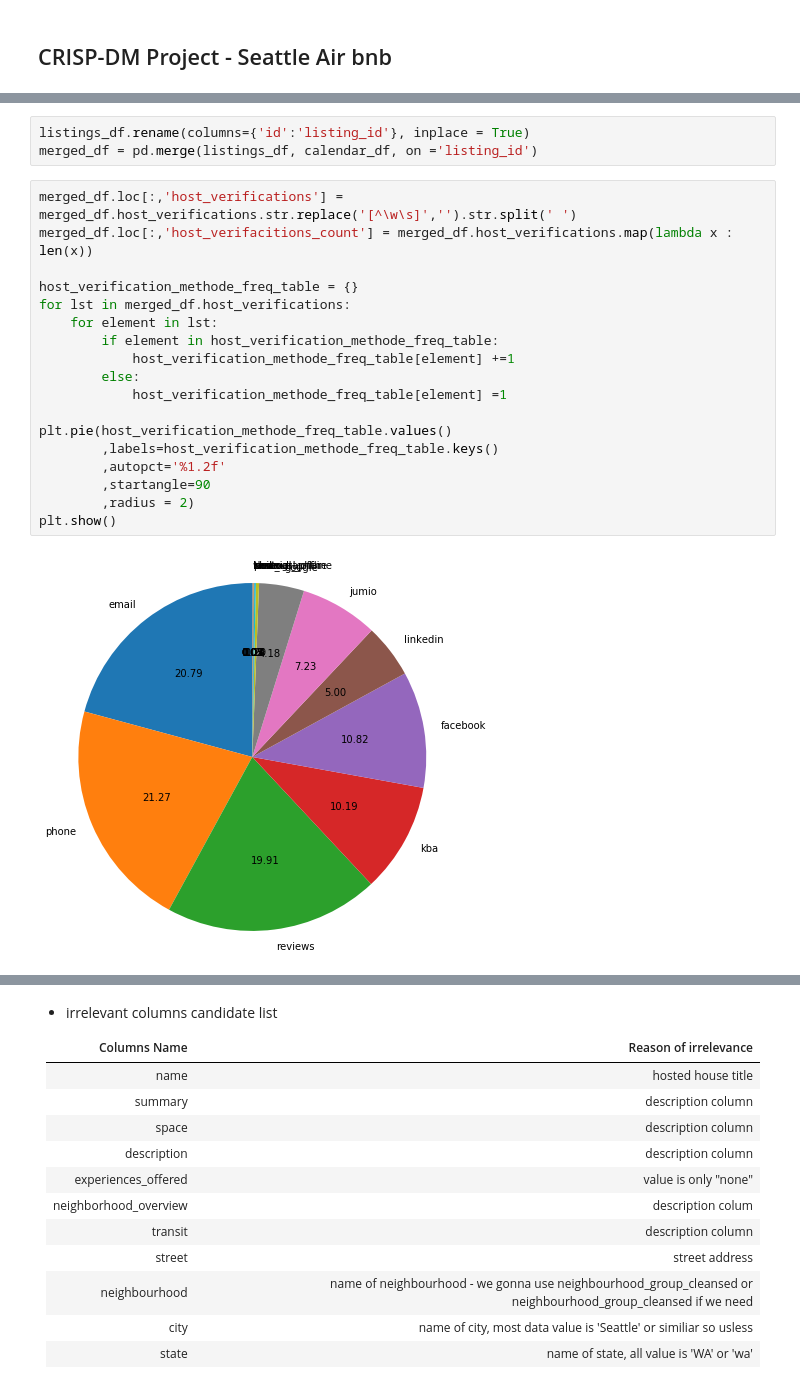
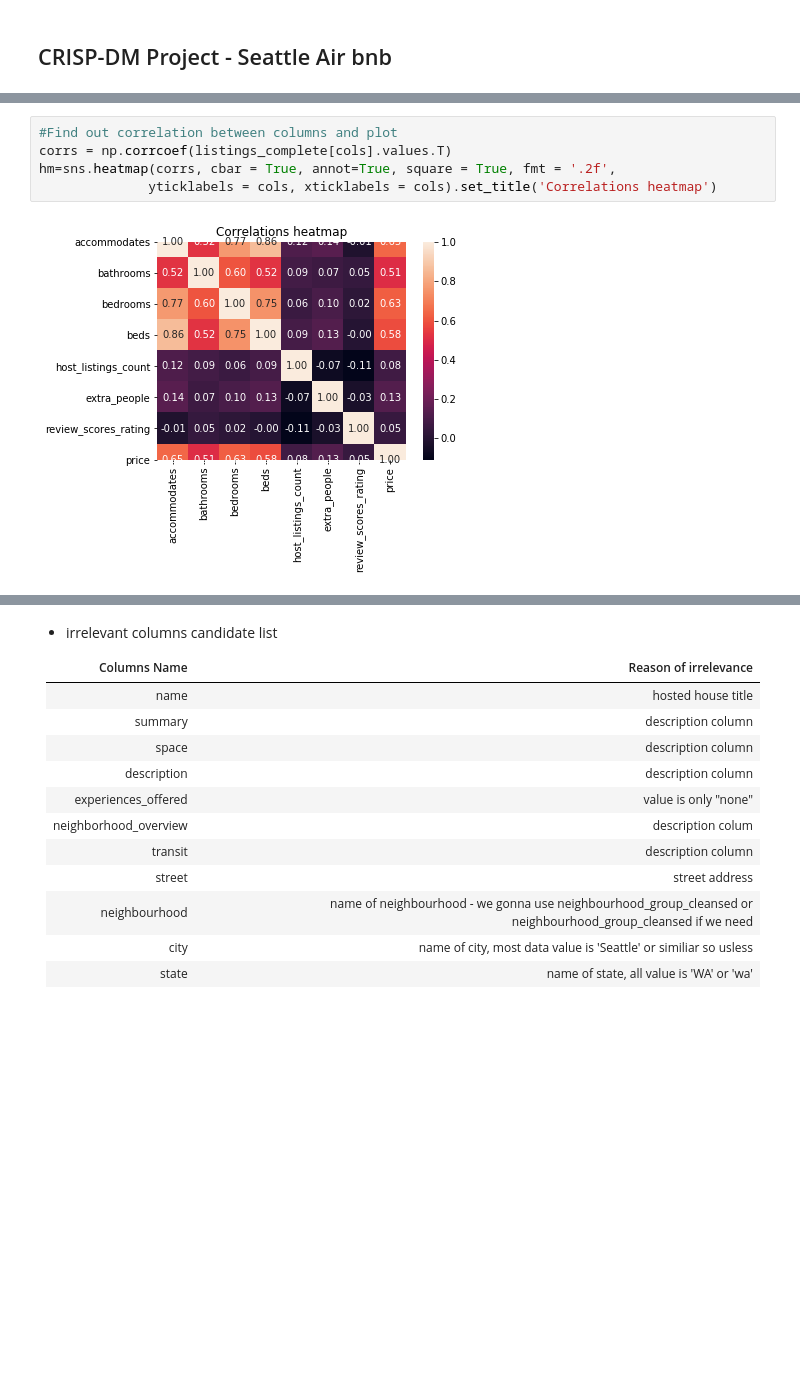
Before and after one commit to kimgaulojs/seattle_airbnb, a Jupyter notebook: Data Wrangling.ipynb, the cells around one changed output, grey strips where cells are left out. Saved outputs shown, nothing was run; the diff lists cells and outputs as text; blank space fills up the shorter version.

```diff
--- a/Data Wrangling.ipynb
+++ b/Data Wrangling.ipynb
@@ -642,24 +186,8 @@ Index(['id', 'listing_url', 'scrape_id', 'last_scraped', 'name', 'summary',
-# %%
-listings_df.rename(columns={'id':'listing_id'}, inplace = True)
-merged_df = pd.merge(listings_df, calendar_df, on ='listing_id')
-# %%
-merged_df.loc[:,'host_verifications'] = merged_df.host_verifications.str.replace('[^\w\s]','').str.split(' ')
-merged_df.loc[:,'host_verifacitions_count'] = merged_df.host_verifications.map(lambda x : len(x))
-
-host_verification_methode_freq_table = {}
-for lst in merged_df.host_verifications:
-    for element in lst:
-        if element in host_verification_methode_freq_table:
-            host_verification_methode_freq_table[element] +=1
-        else:
-            host_verification_methode_freq_table[element] =1
-
-plt.pie(host_verification_methode_freq_table.values()
-        ,labels=host_verification_methode_freq_table.keys()
-        ,autopct='%1.2f'
-        ,startangle=90
-        ,radius = 2)
-plt.show()
-# %% [output]
-[figure, removed]
+# %%
+#Find out correlation between columns and plot
+corrs = np.corrcoef(listings_complete[cols].values.T)
+hm=sns.heatmap(corrs, cbar = True, annot=True, square = True, fmt = '.2f',
+              yticklabels = cols, xticklabels = cols).set_title('Correlations heatmap')
+# %% [output]
+[figure, added]
 # %%
```
Also changed, not shown: parts of 51 cells of this notebook, 3 other files.
